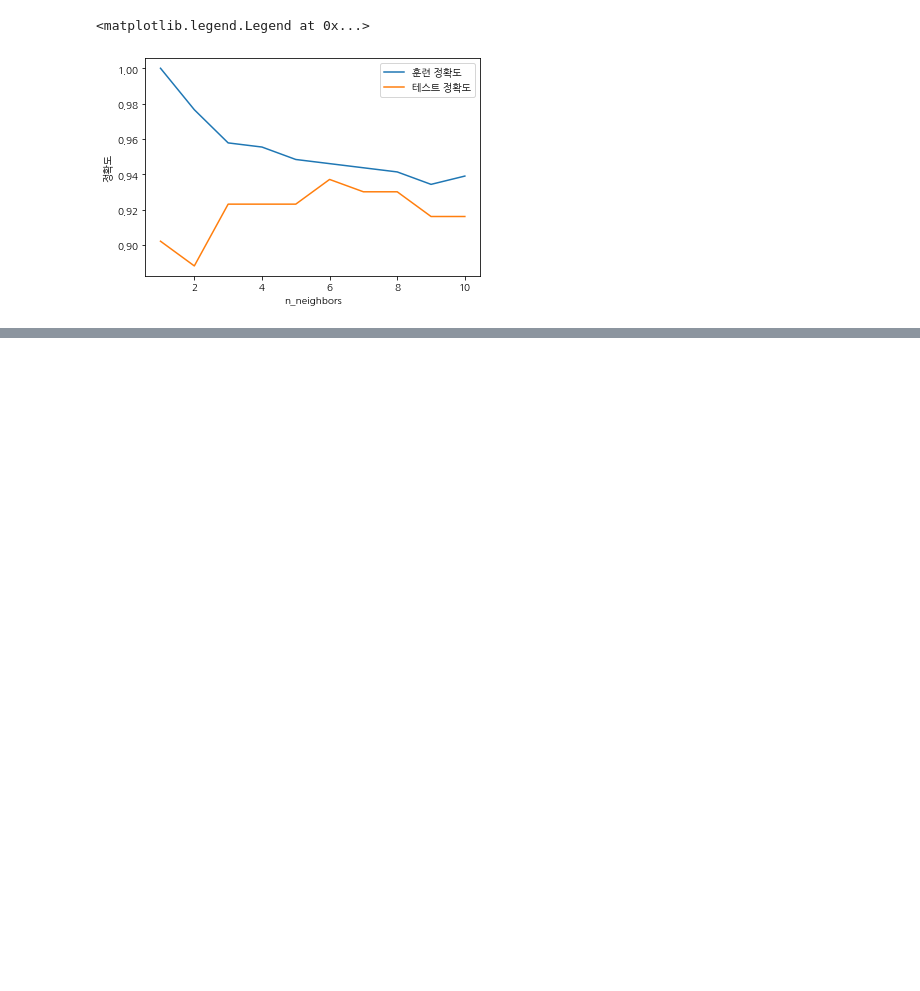
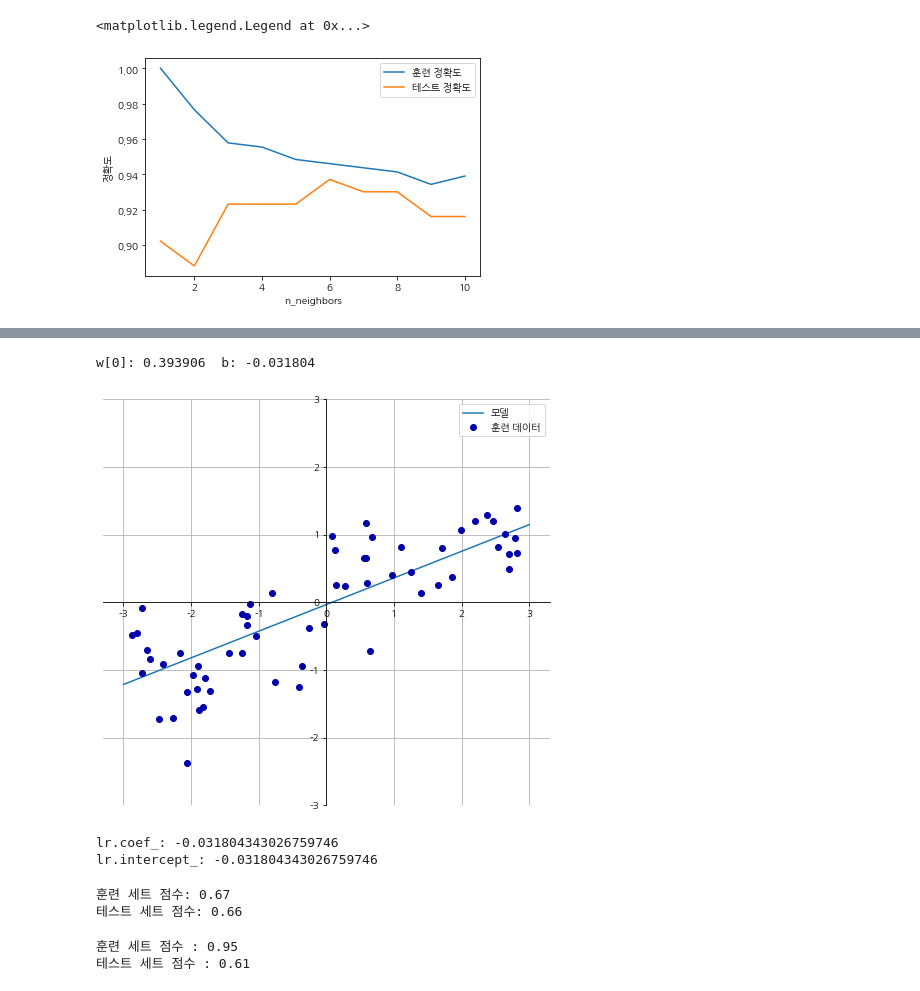
Before and after one commit to BOSOEK/Deep-Learning, a Jupyter notebook: Book/Introduction_to_Machine_learnin_with_python/chapter_2.ipynb, the cells around one changed output, grey strips where cells are left out. Saved outputs shown, nothing was run; the diff lists cells and outputs as text; code cells hidden in the pictures; blank space fills up the shorter version.

```diff
--- a/Book/Introduction_to_Machine_learnin_with_python/chapter_2.ipynb
+++ b/Book/Introduction_to_Machine_learnin_with_python/chapter_2.ipynb
@@ -202,0 +276,12 @@ plt.legend()
+# %%
+# 선형 모델 : 입력 특성에 대한 선형 함수를 만들어 예측 수행
+# 회귀의 경우 선형 모델을 위한 일반화된 예측 함수 : y = w[0] * x[0] + w[1] * x[1] + b
+# x : 하나의 데이터 포인트에 대한 특성
+# w, b : 모델이 학습할 파라미터
+# y : 모델이 만들어낸 예측값
+
+# 1차원 wave 데이터셋으로 파라미터 w[0]와 b를 직선처럼 되도록 학습시킴.
+mglearn.plots.plot_linear_regression_wave()
+# %% [output]
+w[0]: 0.393906  b: -0.031804
+[figure, added]
@@ -202,0 +297,15 @@ plt.legend()
+# %%
+# 기울기 파리미터(w)는 가중치(계수)라 불리며 lr객체의 coef_ 속성에 저장되어 있고
+# 편항(절편-b)는 intercept_속성에 저장됨.
+
+print("lr.coef_:",lr.intercept_)
+print("lr.intercept_:", lr.intercept_)
+# %% [output]
+lr.coef_: -0.031804343026759746
+lr.intercept_: -0.031804343026759746
+# %%
+print("훈련 세트 점수: {:.2f}".format(lr.score(X_train, y_train)))
+print("테스트 세트 점수: {:.2f}".format(lr.score(X_test, y_test)))
+# %% [output]
+훈련 세트 점수: 0.67
+테스트 세트 점수: 0.66
@@ -202,0 +320,6 @@ plt.legend()
+# %%
+print("훈련 세트 점수 : {:.2f}".format(lr.score(X_train, y_train)))
+print("테스트 세트 점수 : {:.2f}".format(lr.score(X_test, y_test)))
+# %% [output]
+훈련 세트 점수 : 0.95
+테스트 세트 점수 : 0.61
```
Also changed, not shown: parts of 14 cells of this notebook.
